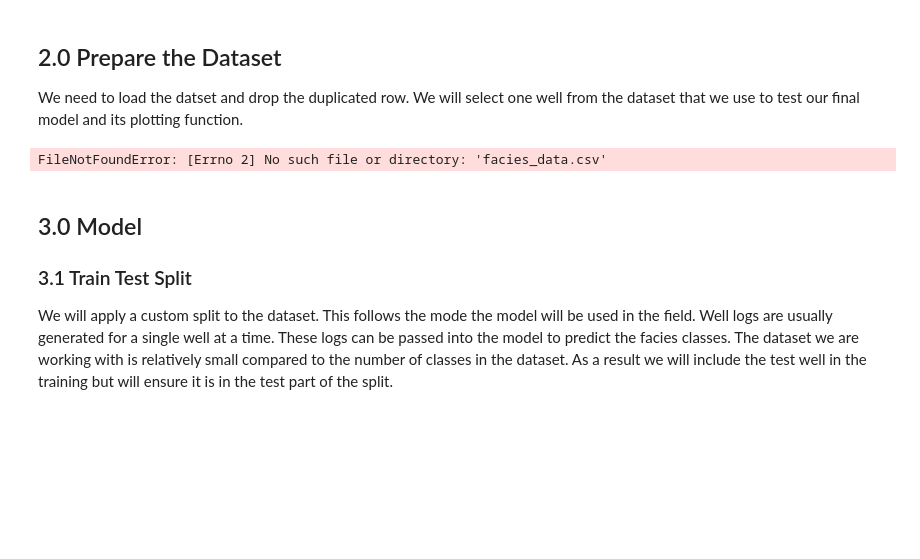
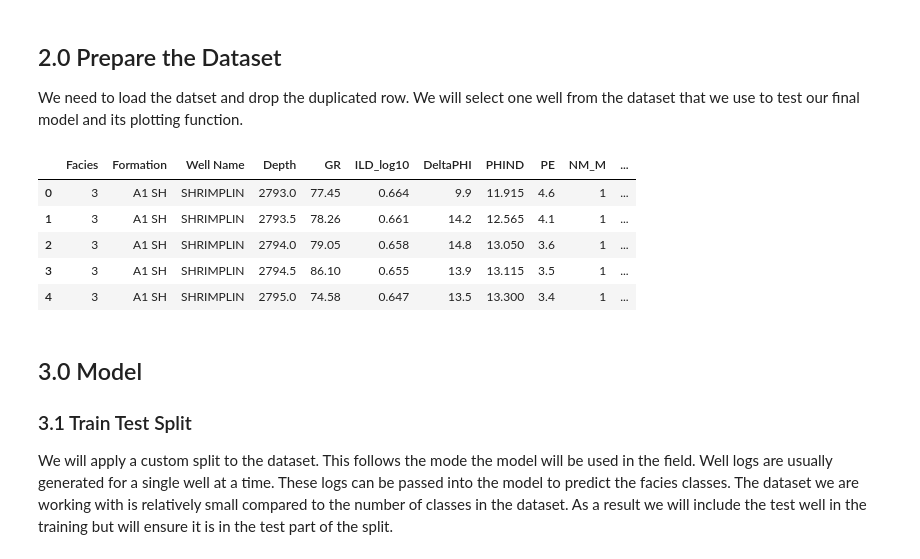
Before and after one commit to ChigozieObika/facies-classification, a Jupyter notebook: model.ipynb, the cells around one changed output. Drawn from its saved outputs; the diff is of its cells as text; code cells hidden in the pictures; blank space fills up the shorter version.

```diff
--- a/model.ipynb
+++ b/model.ipynb
@@ -34,12 +34,17 @@ loading libraries...
 We need to load the datset and drop the duplicated row. We will select one well from the dataset that we use to test our final model and its plotting function.
 # %%
 #load dataset
-filename = 'facies_data.csv'
+filename = 'datasets/facies_data.csv'
 data = pd.read_csv(filename)
 data = data.drop_duplicates().reset_index(drop=True)
 data.head()
 # %% [output]
-FileNotFoundError: [Errno 2] No such file or directory: 'facies_data.csv'
+|  | Facies | Formation | Well Name | Depth | GR | ILD_log10 | DeltaPHI | PHIND | PE | NM_M | ... |
+| 0 | 3 | A1 SH | SHRIMPLIN | 2793.0 | 77.45 | 0.664 | 9.9 | 11.915 | 4.6 | 1 | ... |
+| 1 | 3 | A1 SH | SHRIMPLIN | 2793.5 | 78.26 | 0.661 | 14.2 | 12.565 | 4.1 | 1 | ... |
+| 2 | 3 | A1 SH | SHRIMPLIN | 2794.0 | 79.05 | 0.658 | 14.8 | 13.050 | 3.6 | 1 | ... |
+| 3 | 3 | A1 SH | SHRIMPLIN | 2794.5 | 86.10 | 0.655 | 13.9 | 13.115 | 3.5 | 1 | ... |
+| 4 | 3 | A1 SH | SHRIMPLIN | 2795.0 | 74.58 | 0.647 | 13.5 | 13.300 | 3.4 | 1 | ... |
 # %%
 #select one well for testing
 test_well_data = data[data['Well Name'] == 'CHURCHMAN BIBLE']
```
Also changed, not shown: parts of 3 cells of this notebook, 2 other files.
